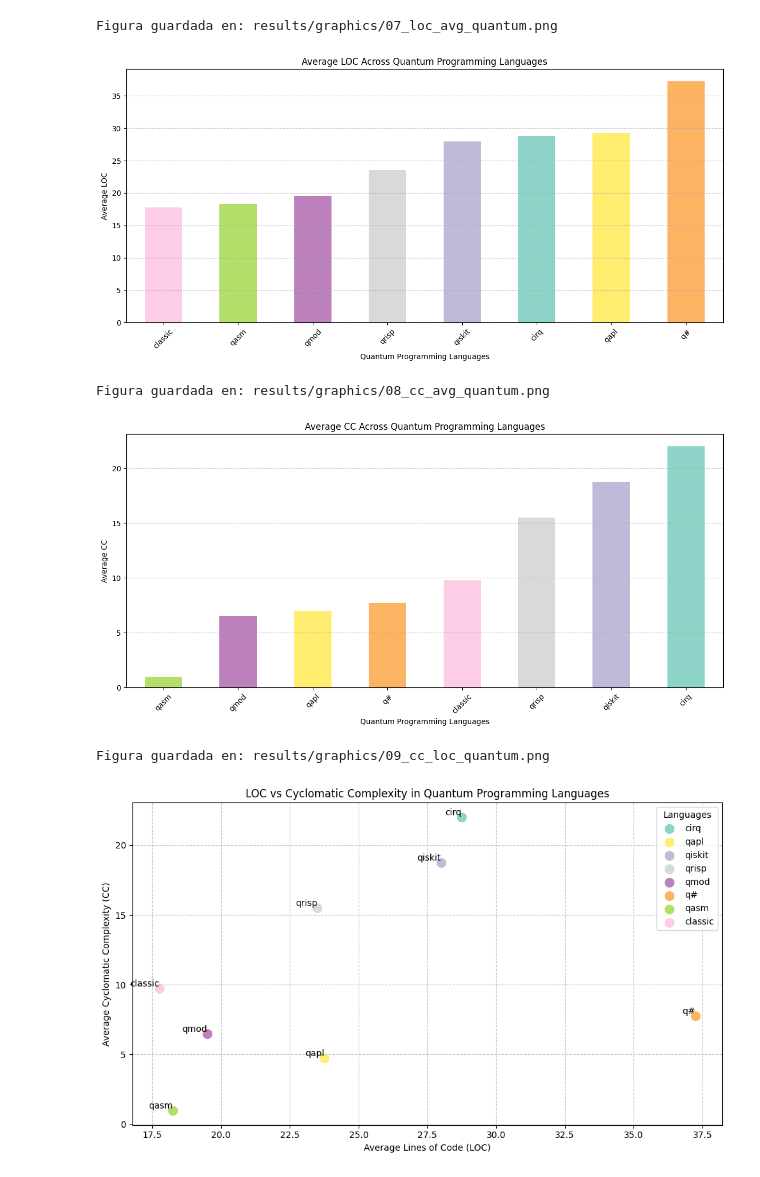
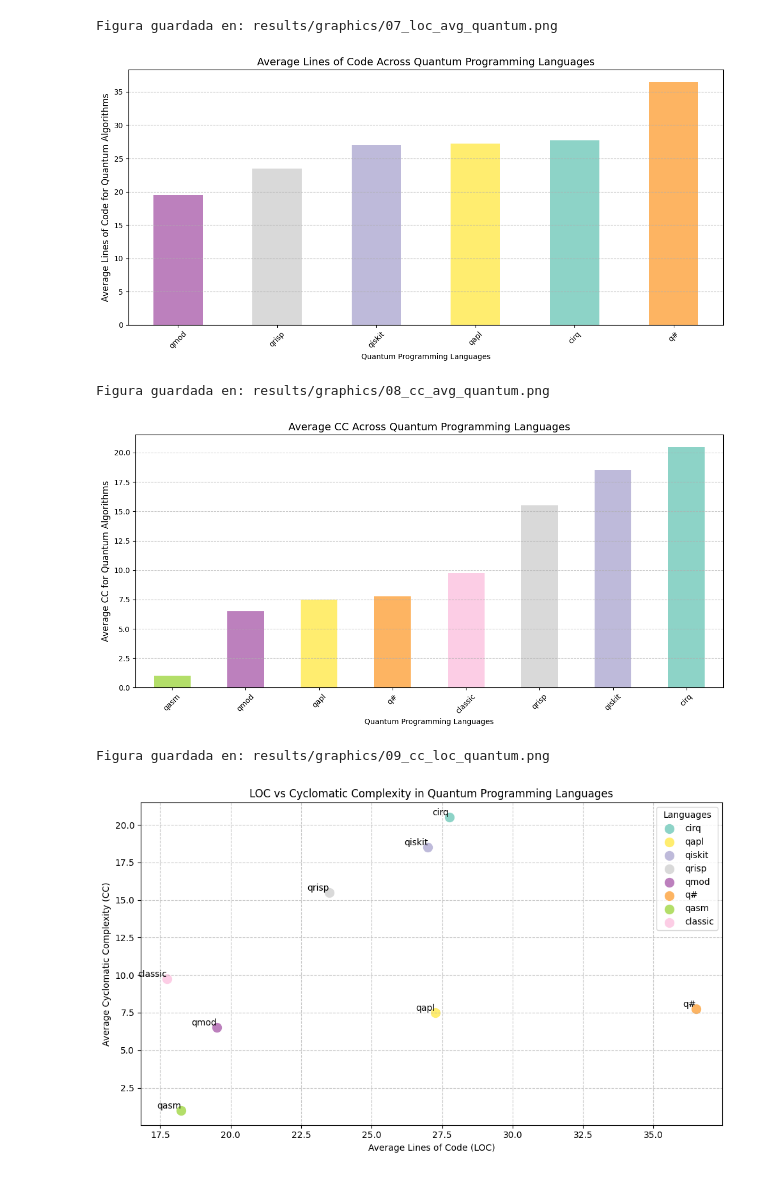
Before and after one commit to Universidad-Cenfotec/quantum-programming-languages-expressiveness, a Jupyter notebook: evaluation/metrics_analysis.ipynb, the cells around one changed output. Drawn from its saved outputs; the diff is of its cells as text; code cells hidden in the pictures.

```diff
--- a/evaluation/metrics_analysis.ipynb
+++ b/evaluation/metrics_analysis.ipynb
@@ -30,10 +30,14 @@ class MetricsAnalysis:
             return re.sub(r'^\d+\-', '', column_name)
 
     def standalone_data(self):
-        return self.df.loc[["q#", "qmod", "qasm"], :]
+        return self.df.loc[["q#", "qmod"], :]
 
     def hosted_data(self):
         return self.df.loc[["cirq", "qapl", "qiskit", "qrisp"], :]
+
+
+    def all_data(self):
+        return self.df.loc[["cirq", "qapl", "qiskit", "qrisp", "qmod", "q#"], :]
 
     def custom_color_palette(self, palette="Set3"):
         """
@@ -55,7 +59,7 @@ class MetricsAnalysis:
         }
         return color_map
 
-    def select_method(self, method="mean"):
+    '''def select_method(self, method="mean"):
         self.df.loc["qapl", "03-simon"] = None
         # Reemplazar el valor de "simon" en "qapl"
         if method == "mean":
@@ -65,16 +69,28 @@ class MetricsAnalysis:
             qapl_mean =  self.df.loc["qapl", ["01-deutch-jotza", "02-vazirani", "04-grover"]].mean()
             self.df.loc["qapl", "03-simon"] = int(round(qapl_mean))   # Asignar valor redondeado
         return self.df
+    '''
+
+    def select_language_type(self, language_type=None):
+        if language_type == "hosted":
+            return self.hosted_data()
+        elif language_type == "standalone":
+            return self.standalone_data()
+        elif language_type == "all":
+            return self.all_data()
+        else:
+            return self.df
+
+
 
     def plot_metrics(self, data: dict, filter: str = 'all', palette="Set3", save_path: str = None):
-        df = self.select_method()
+        df=self.select_language_type(language_type=filter)
         if filter == 'hosted':
             df = self.hosted_data()
         elif filter == 'standalone':
             df = self.standalone_data()
         color_map = self.custom_color_palette(palette)
         colors = [color_map.get(lang, 'gray') for lang in df.index]
-
         plt.figure(figsize=(10, 4))
         ax = df.T.plot(kind='bar', figsize=(10, 4), color=colors, title=data['title'])
         ax.legend(title="Programming Language", bbox_to_anchor=(1.05, 1), loc='upper left')
@@ -83,14 +99,10 @@ class MetricsAnalysis:
         plt.xticks(rotation=45)
         plt.grid(axis='y', linestyle='--', alpha=0.7)
         plt.tight_layout()
-
         if save_path:
             plt.savefig(save_path, dpi=300, bbox_inches='tight')
             print(f"Figura guardada en: {save_path}")
-
         plt.show()
-        #plt.close()
-
 
     def compare_against(self, reference: str, palette="Set3", save_path: str = None):
         if reference not in self.df.index:
@@ -136,17 +148,17 @@ class MetricsAnalysis:
         plt.show()
 
 
-    def compare_averages(self, metric: str, palette="Set3", save_path: str = None):
-        self.select_method()
-        df_avg = self.df.mean(axis=1)
+    def compare_averages(self, metric: str, palette="Set3", save_path: str = None, filter: str = None):
+        df = self.select_language_type(language_type=filter)
+        df_avg = df.mean(axis=1)
         df_avg = df_avg.sort_values()
         color_map = self.custom_color_palette(palette)
         colors = [color_map.get(lang, 'gray') for lang in df_avg.index]
         fig, ax = plt.subplots(figsize=(12, 6))
         df_avg.plot(kind="bar", color=colors,  ax=ax)
-        ax.set_title(f"Average {metric} Across Quantum Programming Languages")
+        ax.set_title(f"Average {metric} Across Quantum Programming Languages", fontsize=14)
         ax.set_xlabel("Quantum Programming Languages")
-        ax.set_ylabel(f"Average {metric}")
+        ax.set_ylabel(f"Average {metric} for Quantum Algorithms", fontsize=12)
         ax.grid(axis="y", linestyle="--", alpha=0.7)
         plt.xticks(rotation=45)
         plt.tight_layout()
@@ -341,16 +408,16 @@ Figura guardada en: results/graphics/06_cc_hosted_quantum.png
 #analysis.compare_against("classic")
 # %%
 analysis = MetricsAnalysis("results/loc.csv")
-analysis.compare_averages(metric="LOC", save_path="results/graphics/07_loc_avg_quantum.png")
+analysis.compare_averages(metric="Lines of Code", save_path="results/graphics/07_loc_avg_quantum.png", filter="all")
 # %% [output]
 Figura guardada en: results/graphics/07_loc_avg_quantum.png
-[figure, old version]
+[figure, new version]
 # %%
 analysis = MetricsAnalysis("results/cyclomatic_complexity_calculator.csv", )
 analysis.compare_averages(metric="CC", save_path="results/graphics/08_cc_avg_quantum.png")
 # %% [output]
 Figura guardada en: results/graphics/08_cc_avg_quantum.png
-[figure, old version]
+[figure, new version]
 # %%
 # Cargar los dos archivos CSV (LOC y CC)
 df_loc = MetricsAnalysis("results/loc.csv")  # Carga LOC
@@ -360,7 +427,7 @@ df_cc = pd.read_csv("results/cyclomatic_complexity_calculator.csv", index_col=0)
 df_loc.plot_loc_vs_cc(df_cc, save_path="results/graphics/09_cc_loc_quantum.png")
 # %% [output]
 Figura guardada en: results/graphics/09_cc_loc_quantum.png
-[figure, old version]
+[figure, new version]
 # %%
 # Cargar los dos archivos CSV (LOC y CC)
 df_loc = MetricsAnalysis("results/loc.csv")
```
Also changed, not shown: parts of 15 cells of this notebook, 24 other files.
